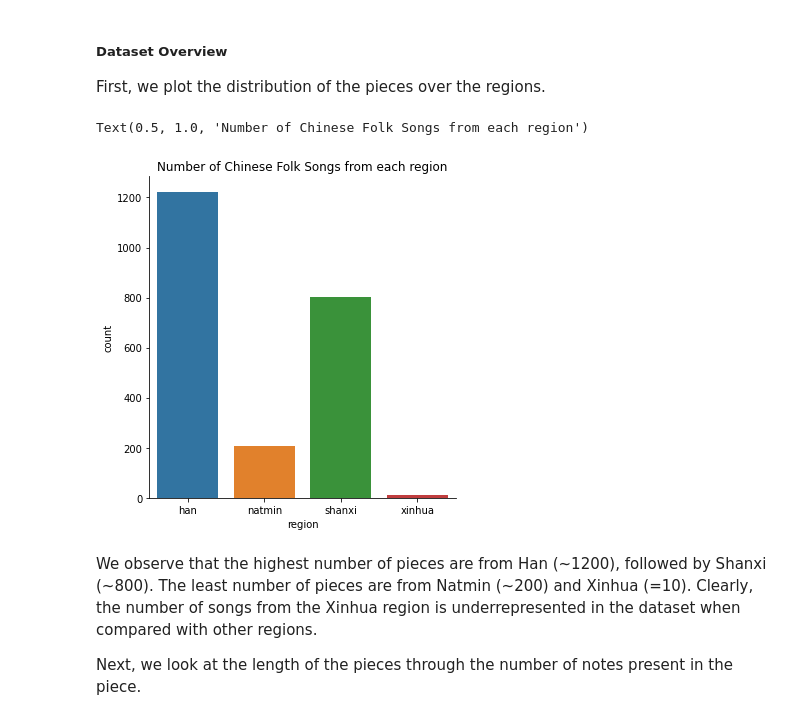
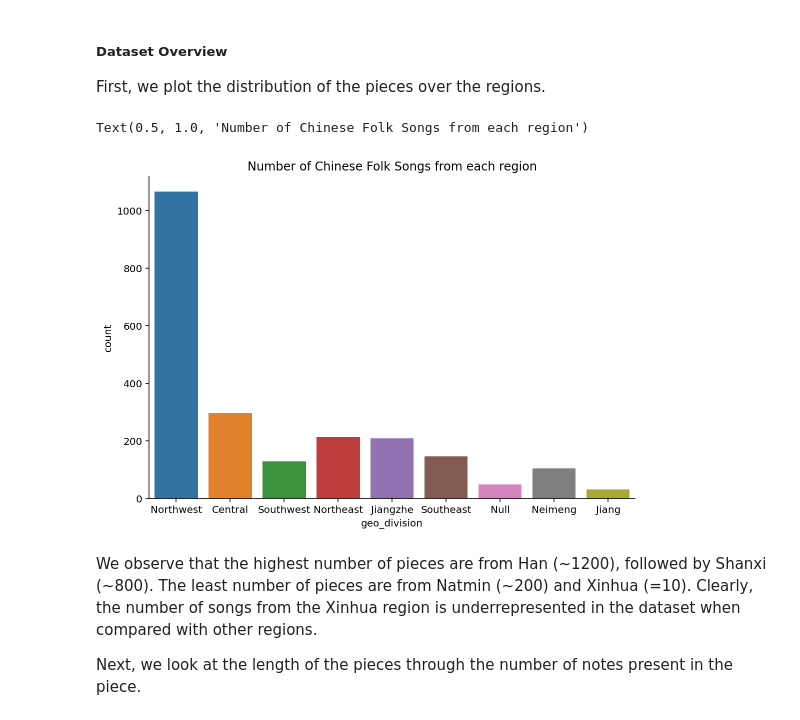
Before and after one commit to ravinitheshreddy/Digital-Musicology-Project, a Jupyter notebook: milestone2.ipynb, the cells around one changed output. Drawn from its saved outputs; the diff is of its cells as text; code cells hidden in the pictures.

Commit message:
Geographical re-division

```diff
--- a/milestone2.ipynb
+++ b/milestone2.ipynb
@@ -292,0 +295,12 @@ CFS_full.head()
+# %%
+CFS_full['geo_division'] = ''
+CFS_full.loc[CFS_full['location'].str.contains('Shanxi|Ningxia|Gansu|Qinghai'), ['geo_division']] = 'Northwest'
+CFS_full.loc[CFS_full['location'].str.contains('Neimeng'), ['geo_division']] = 'Neimeng'
+CFS_full.loc[CFS_full['location'].str.contains('Shandong|Hebei|Liaoning|Jilin|Heilongjiang'), ['geo_division']] = 'Northeast'
+CFS_full.loc[CFS_full['location'].str.contains('Jiangsu|Anhui|Zhejiang'), ['geo_division']] = 'Jiangzhe'
+CFS_full.loc[CFS_full['location'].str.contains('Hubei|Hunan|Henan|Jiangxi'), ['geo_division']] = 'Central'
+CFS_full.loc[CFS_full['location'].str.contains('Fujian|Guangdong|Taiwan'), ['geo_division']] = 'Southeast'
+CFS_full.loc[CFS_full['location'].str.contains('Sichuan|Chongqing|Yunnan|Guangxi|Hainan'), ['geo_division']] = 'Southwest'
+CFS_full.loc[CFS_full['location'].str.contains('Xinjiang'), ['geo_division']] = 'Jiang'
+CFS_full.loc[CFS_full['geo_division'] == '', ['geo_division']] = 'Null'
+CFS_full.head()
@@ -295,11 +316,11 @@ CFS_full.head()
 
 First, we plot the distribution of the pieces over the regions.
 # %%
-sns.catplot(x="region", kind="count", data=CFS_full)
+sns.catplot(x="geo_division", kind="count", data=CFS_full, aspect=1.5)
 plt.title("Number of Chinese Folk Songs from each region")
 # %% [output]
 Text(0.5, 1.0, 'Number of Chinese Folk Songs from each region')
-[figure, old version]
+[figure, new version]
 # %% [markdown]
 We observe that the highest number of pieces are from Han (\~1200), followed by Shanxi (\~800). The least number of pieces are from Natmin (\~200) and Xinhua (=10). Clearly, the number of songs from the Xinhua region is underrepresented in the dataset when compared with other regions.
 
```
Also changed, not shown: parts of 7 cells of this notebook, 1 other file.
